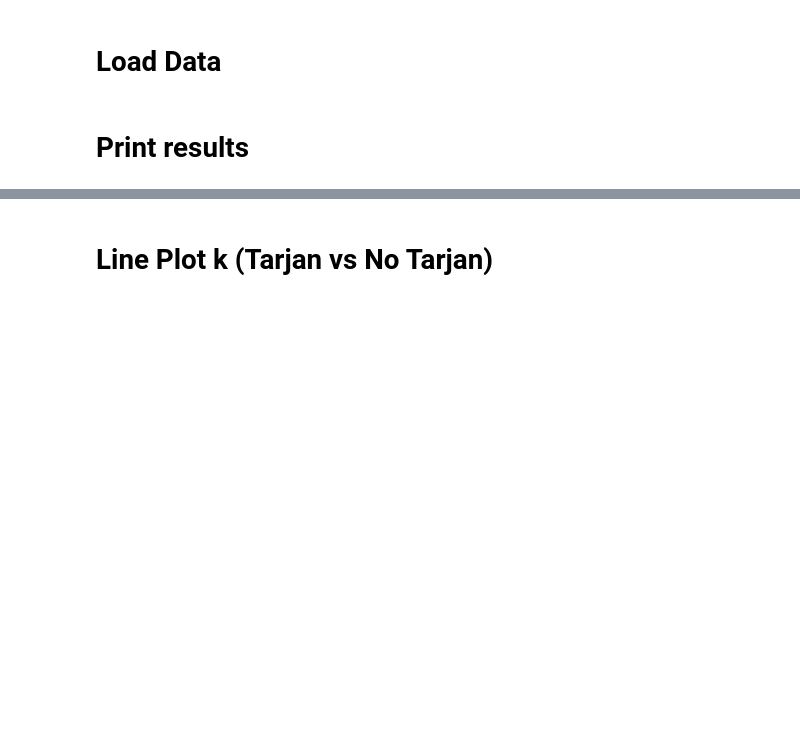
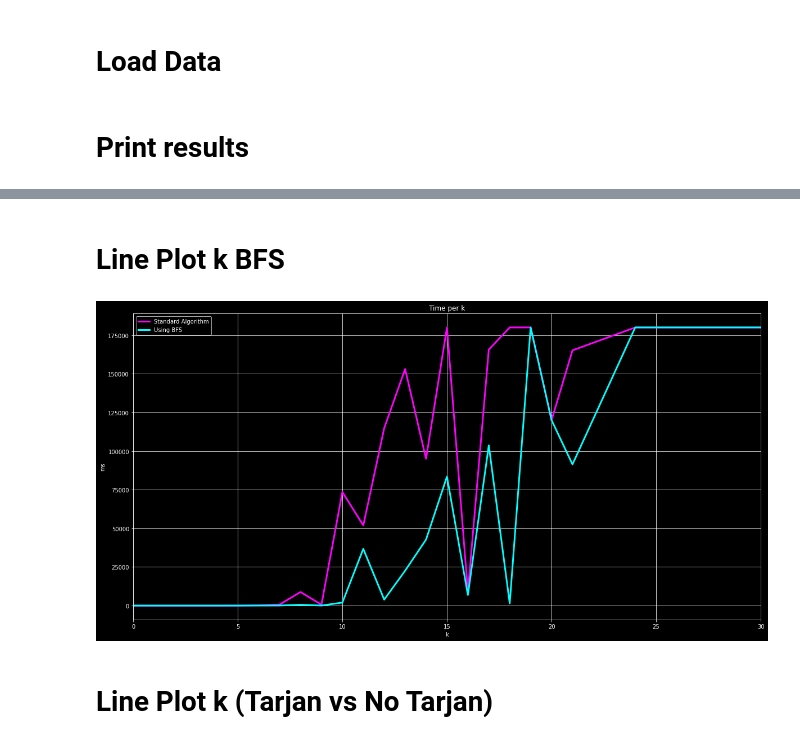
Before and after one commit to HenriDickel/DFVS-Solver, a Jupyter notebook: DFVS_Solver/src/python/statistics.ipynb, the cells around one changed output, grey strips where cells are left out. Cells and saved outputs as stored; diff of their text form; code cells hidden in the pictures; blank space fills up the shorter version.

Commit message:
Replaced DFS with BFS, Added new Plots and Refactoring

```diff
--- a/DFVS_Solver/src/python/statistics.ipynb
+++ b/DFVS_Solver/src/python/statistics.ipynb
@@ -60,6 +76,25 @@ print("General: " + str(numSolved) + "/" + str(numGeneral)
 Synthetic: 66/72 (0.9166666666666666%)
 Complex: 78/101 (0.7722772277227723%)
 General: 144/173 (0.8323699421965318%)
+# %% [markdown]
+# Line Plot k BFS
+# %%
+df = pd.read_csv("../logs/MainLog.csv", sep=",", header=0)
+df_mean_k = df.groupby('k_optimal').mean()
+
+plt.figure(figsize=(20,10))
+plt.plot(dfWT_mean_k['millis'], c='magenta', linewidth='3', label="Standard Algorithm")
+plt.plot(df_mean_k['millis'], c='aqua', linewidth='3', label="Using BFS")
+plt.xlabel('k')
+plt.ylabel('ms')
+plt.title('Time per k')
+plt.xlim([0, 30])
+plt.grid()
+plt.legend()
+plt.savefig('plots/KLinePlotBFS.png',  bbox_inches='tight')
+plt.show()
+# %% [output]
+[figure, added]
 # %% [markdown]
 # Line Plot k (Tarjan vs No Tarjan)
 # %%
```
Also changed, not shown: parts of 1 cell of this notebook, 30 other files.
